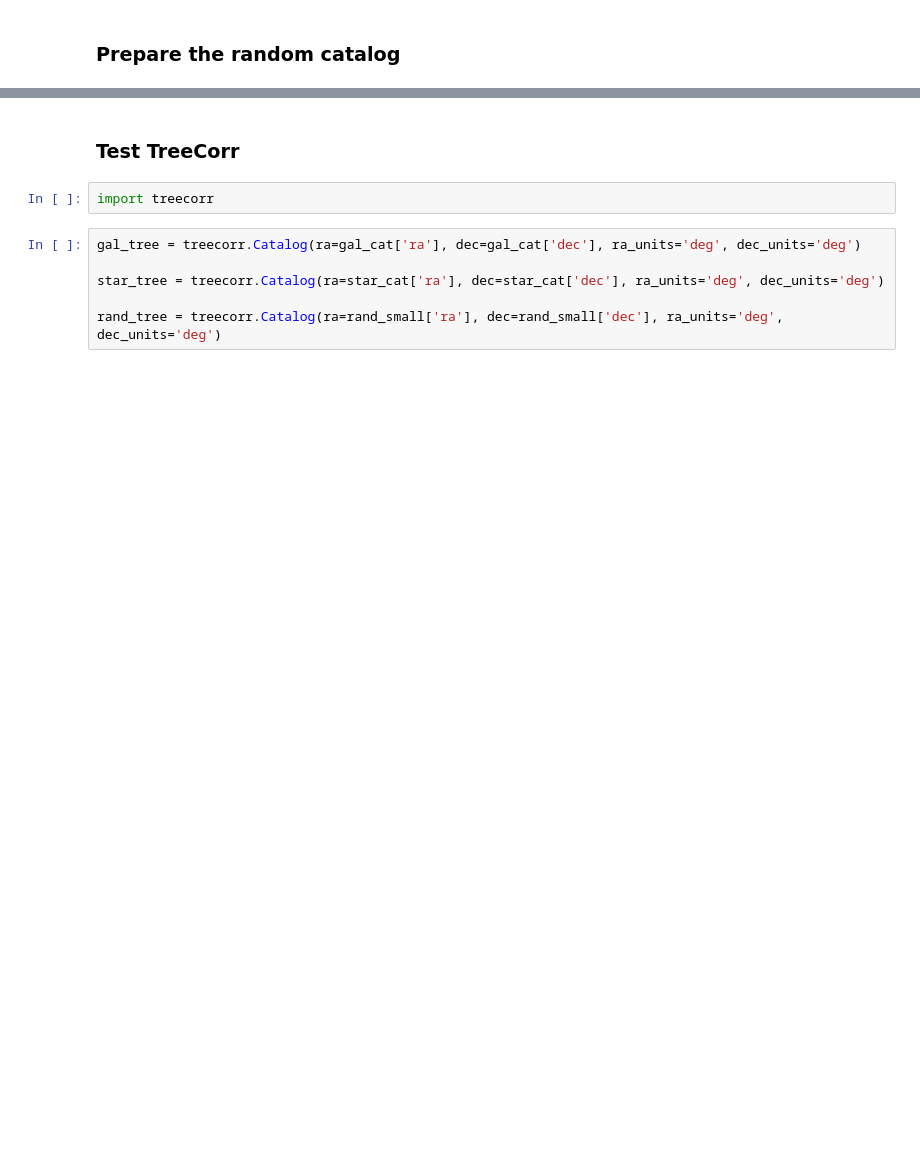
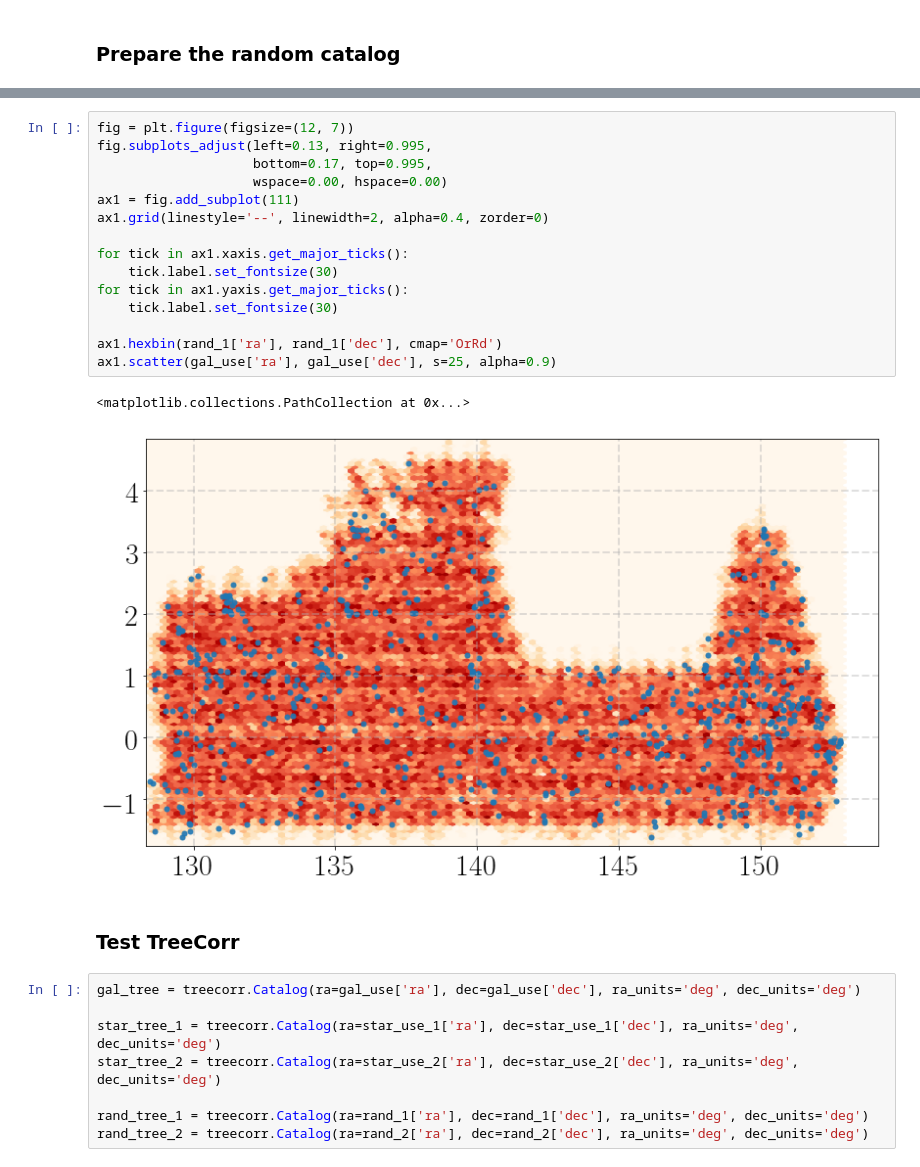
Before and after one commit to dr-guangtou/bubbletea, a Jupyter notebook: notebooks/s18a_color_color_gal_star.ipynb, the cells around one changed output, grey strips where cells are left out. Saved outputs shown, nothing was run; the diff lists cells and outputs as text; blank space fills up the shorter version.

```diff
--- a/notebooks/s18a_color_color_gal_star.ipynb
+++ b/notebooks/s18a_color_color_gal_star.ipynb
@@ -168,11 +188,29 @@ ax1.scatter(gal_use['ra'], gal_use['dec'], s=25, alpha=0.9)
+# %%
+fig = plt.figure(figsize=(12, 7))
+fig.subplots_adjust(left=0.13, right=0.995,
+                    bottom=0.17, top=0.995,
+                    wspace=0.00, hspace=0.00)
+ax1 = fig.add_subplot(111)
+ax1.grid(linestyle='--', linewidth=2, alpha=0.4, zorder=0)
+
+for tick in ax1.xaxis.get_major_ticks():
+    tick.label.set_fontsize(30)
+for tick in ax1.yaxis.get_major_ticks():
+    tick.label.set_fontsize(30)
+
+ax1.hexbin(rand_1['ra'], rand_1['dec'], cmap='OrRd')
+ax1.scatter(gal_use['ra'], gal_use['dec'], s=25, alpha=0.9)
+# %% [output]
+<matplotlib.collections.PathCollection at 0x...>
+[figure, added]
 # %% [markdown]
 ### Test TreeCorr
-# %%
-import treecorr
 # %%
-gal_tree = treecorr.Catalog(ra=gal_cat['ra'], dec=gal_cat['dec'], ra_units='deg', dec_units='deg')
+gal_tree = treecorr.Catalog(ra=gal_use['ra'], dec=gal_use['dec'], ra_units='deg', dec_units='deg')
 
-star_tree = treecorr.Catalog(ra=star_cat['ra'], dec=star_cat['dec'], ra_units='deg', dec_units='deg')
+star_tree_1 = treecorr.Catalog(ra=star_use_1['ra'], dec=star_use_1['dec'], ra_units='deg', dec_units='deg')
+star_tree_2 = treecorr.Catalog(ra=star_use_2['ra'], dec=star_use_2['dec'], ra_units='deg', dec_units='deg')
 
-rand_tree = treecorr.Catalog(ra=rand_small['ra'], dec=rand_small['dec'], ra_units='deg', dec_units='deg')
+rand_tree_1 = treecorr.Catalog(ra=rand_1['ra'], dec=rand_1['dec'], ra_units='deg', dec_units='deg')
+rand_tree_2 = treecorr.Catalog(ra=rand_2['ra'], dec=rand_2['dec'], ra_units='deg', dec_units='deg')
 # %%
```
Also changed, not shown: parts of 10 cells of this notebook.
